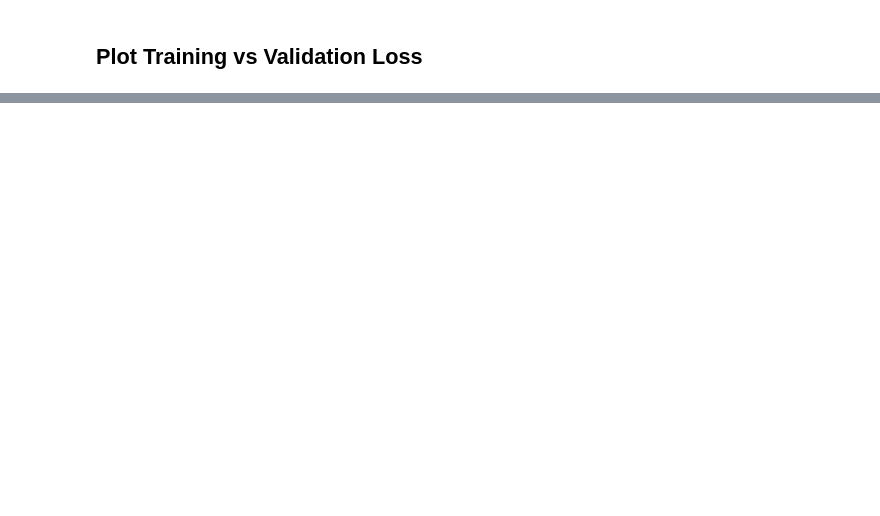
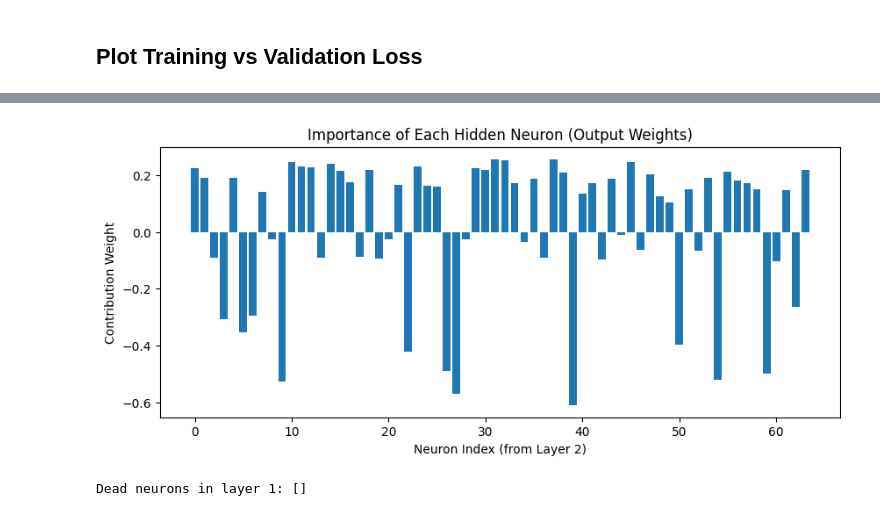
Before and after one commit to atharva723/python_practice, a Jupyter notebook: AIml/Deep Learning/Pytorch(MLP).ipynb, the cells around one changed output, grey strips where cells are left out. Saved outputs shown, nothing was run; the diff lists cells and outputs as text; code cells hidden in the pictures; blank space fills up the shorter version.

```diff
--- a/AIml/Deep Learning/Pytorch(MLP).ipynb
+++ b/AIml/Deep Learning/Pytorch(MLP).ipynb
@@ -240,0 +469,29 @@ r2_score(y_test,val_preds)
+# %%
+# -------------------------------------------------------------
+# HOW MUCH EACH HIDDEN NEURON CONTRIBUTES TO FINAL PRICE
+# (Output layer weights)
+# -------------------------------------------------------------
+Wout = model.out.weight.detach().numpy().flatten()
+
+plt.figure(figsize=(10,4))
+plt.bar(np.arange(len(Wout)), Wout)
+plt.title("Importance of Each Hidden Neuron (Output Weights)")
+plt.xlabel("Neuron Index (from Layer 2)")
+plt.ylabel("Contribution Weight")
+plt.show()
+
+# Interpretation:
+# ✔ Large positive → increases predicted price
+# ✔ Large negative → decreases predicted price
+# ✔ Near zero → neuron barely affects prediction
+# %% [output]
+[figure, added]
+# %%
+# -------------------------------------------------------------
+# DETECT DEAD NEURONS
+# If weights ~ 0 or activations ~ 0 repeatedly → dead ReLU.
+# -------------------------------------------------------------
+dead = (np.abs(W).sum(axis=1) < 1e-4)
+print("Dead neurons in layer 1:", np.where(dead)[0])
+# %% [output]
+Dead neurons in layer 1: []
```
Also changed, not shown: parts of 38 cells of this notebook, 3 other files.
